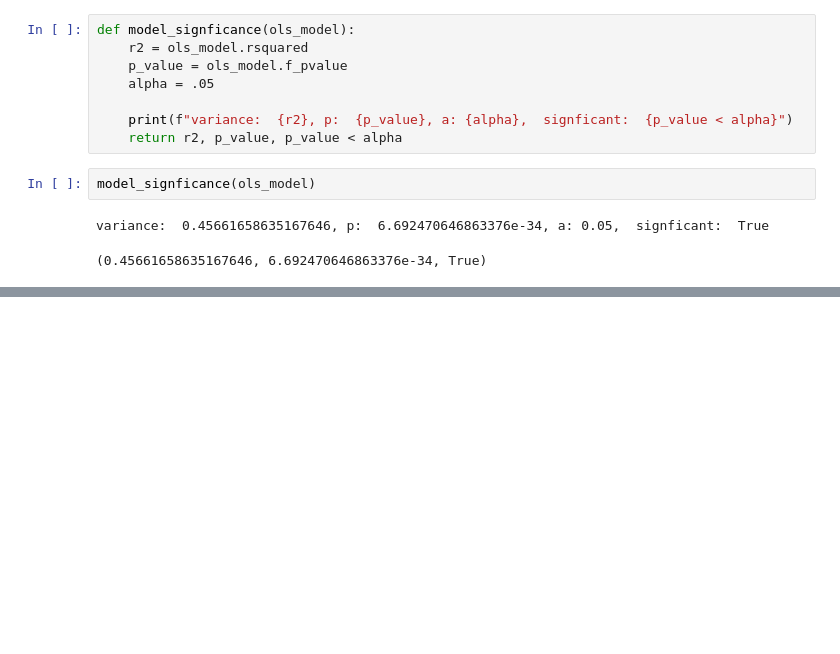
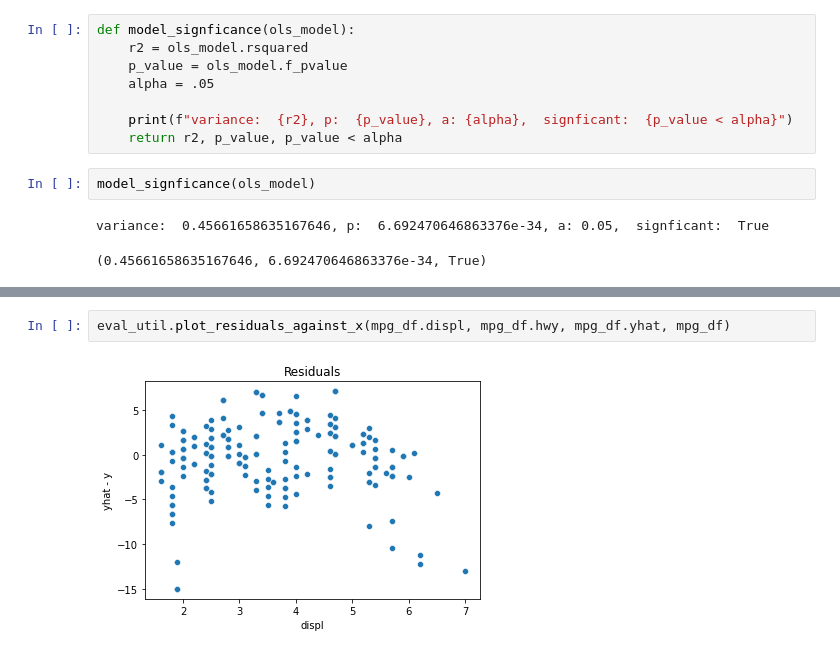
Before and after one commit to david-ryan-alviola/regression-exercises, a Jupyter notebook: evaluate.ipynb, the cells around one changed output, grey strips where cells are left out. Cells and saved outputs as stored; diff of their text form; blank space fills up the shorter version.

```diff
--- a/evaluate.ipynb
+++ b/evaluate.ipynb
@@ -252,0 +303,4 @@ variance:  0.45661658635167646, p:  6.692470646863376e-34, a: 0.05,  signficant:
+# %%
+eval_util.plot_residuals_against_x(mpg_df.displ, mpg_df.hwy, mpg_df.yhat, mpg_df)
+# %% [output]
+[figure, added]
```
Also changed, not shown: parts of 14 cells of this notebook, 1 other file.
